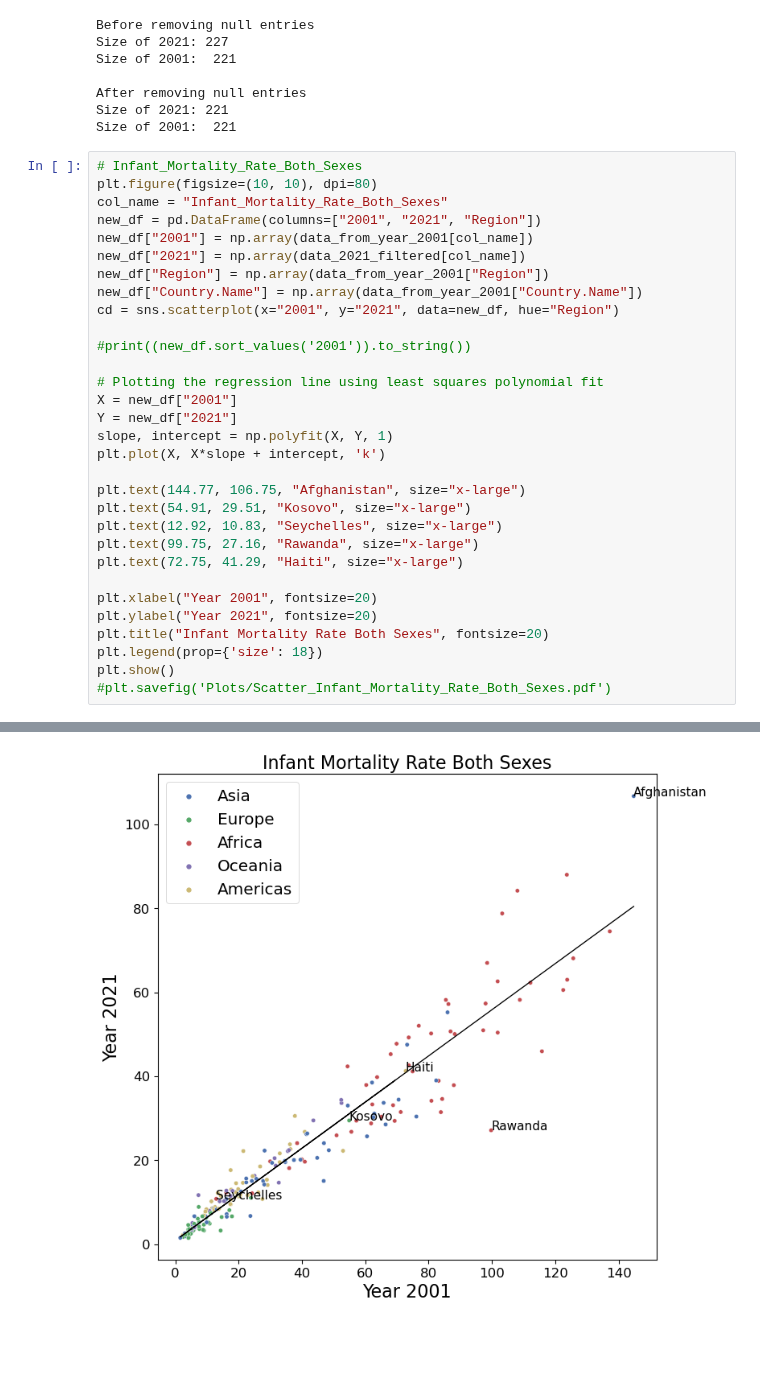
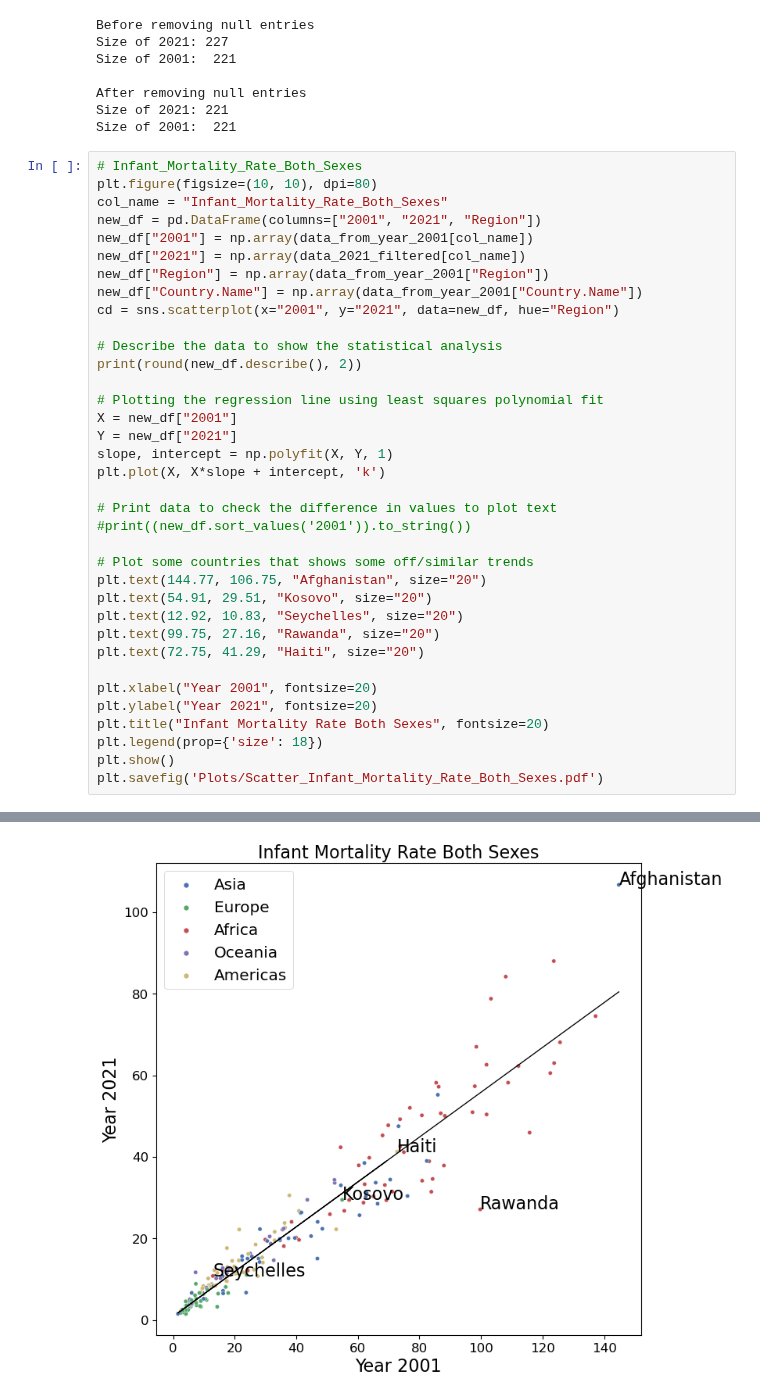
Before and after one commit to r-a-j/Descriptive-Analysis, a Jupyter notebook: Problem_1_Code_Raj_231811.ipynb, the cells around one changed output, grey strips where cells are left out. Drawn from its saved outputs; the diff is of its cells as text; blank space fills up the shorter version.

```diff
--- a/Problem_1_Code_Raj_231811.ipynb
+++ b/Problem_1_Code_Raj_231811.ipynb
@@ -273,7 +273,8 @@ new_df["Region"] = np.array(data_from_year_2001["Region"])
 new_df["Country.Name"] = np.array(data_from_year_2001["Country.Name"])
 cd = sns.scatterplot(x="2001", y="2021", data=new_df, hue="Region")
 
-#print((new_df.sort_values('2001')).to_string())
+# Describe the data to show the statistical analysis
+print(round(new_df.describe(), 2))
 
 # Plotting the regression line using least squares polynomial fit
 X = new_df["2001"]
@@ -281,16 +282,20 @@ Y = new_df["2021"]
 slope, intercept = np.polyfit(X, Y, 1)
 plt.plot(X, X*slope + intercept, 'k')
 
-plt.text(144.77, 106.75, "Afghanistan", size="x-large")
-plt.text(54.91, 29.51, "Kosovo", size="x-large")
-plt.text(12.92, 10.83, "Seychelles", size="x-large")
-plt.text(99.75, 27.16, "Rawanda", size="x-large")
-plt.text(72.75, 41.29, "Haiti", size="x-large")
+# Print data to check the difference in values to plot text
+#print((new_df.sort_values('2001')).to_string())
+
+# Plot some countries that shows some off/similar trends
+plt.text(144.77, 106.75, "Afghanistan", size="20")
+plt.text(54.91, 29.51, "Kosovo", size="20")
+plt.text(12.92, 10.83, "Seychelles", size="20")
+plt.text(99.75, 27.16, "Rawanda", size="20")
+plt.text(72.75, 41.29, "Haiti", size="20")
 
 plt.xlabel("Year 2001", fontsize=20)
 plt.ylabel("Year 2021", fontsize=20)
 plt.title("Infant Mortality Rate Both Sexes", fontsize=20)
 plt.legend(prop={'size': 18})
 plt.show()
-#plt.savefig('Plots/Scatter_Infant_Mortality_Rate_Both_Sexes.pdf')
+plt.savefig('Plots/Scatter_Infant_Mortality_Rate_Both_Sexes.pdf')
 # %% [output]
@@ -297 +311 @@ plt.show()
-[figure, old version]
+[figure, new version]
```
Also changed, not shown: parts of 15 cells of this notebook, 15 other files.
